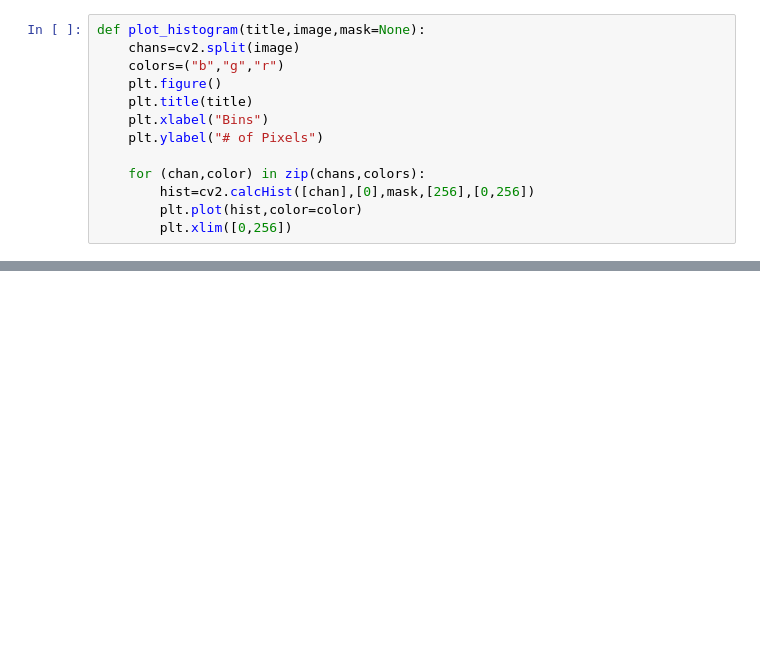
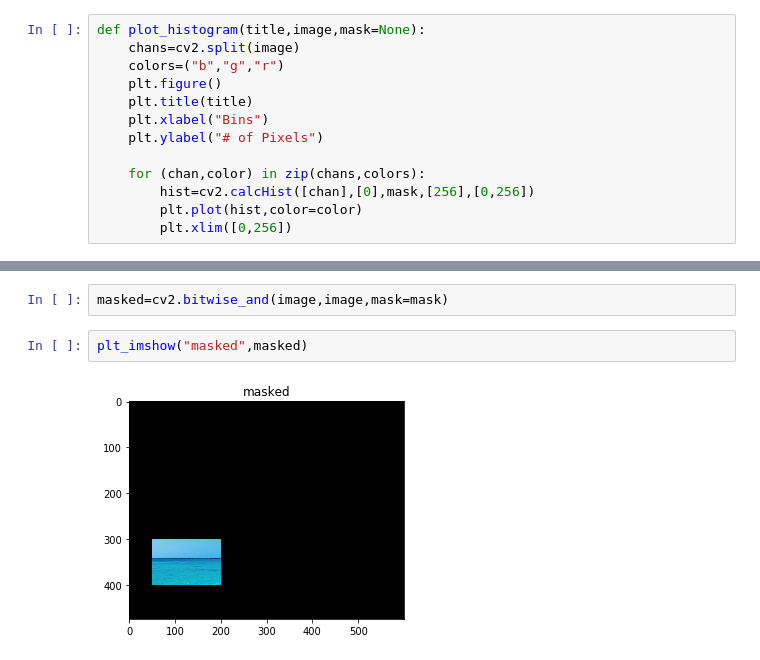
Before and after one commit to alexivaner/Image-Processing-and-Computer-Vision-Best-Practices, a Jupyter notebook: OpenCV 104 - Histogram.ipynb, the cells around one changed output, grey strips where cells are left out. Cells and saved outputs as stored; diff of their text form; blank space fills up the shorter version.

```diff
--- a/OpenCV 104 - Histogram.ipynb
+++ b/OpenCV 104 - Histogram.ipynb
@@ -68,0 +82,6 @@ plot_histogram("Color Histogram",image)
+# %%
+masked=cv2.bitwise_and(image,image,mask=mask)
+# %%
+plt_imshow("masked",masked)
+# %% [output]
+[figure, added]
```
Also changed, not shown: parts of 18 cells of this notebook.
